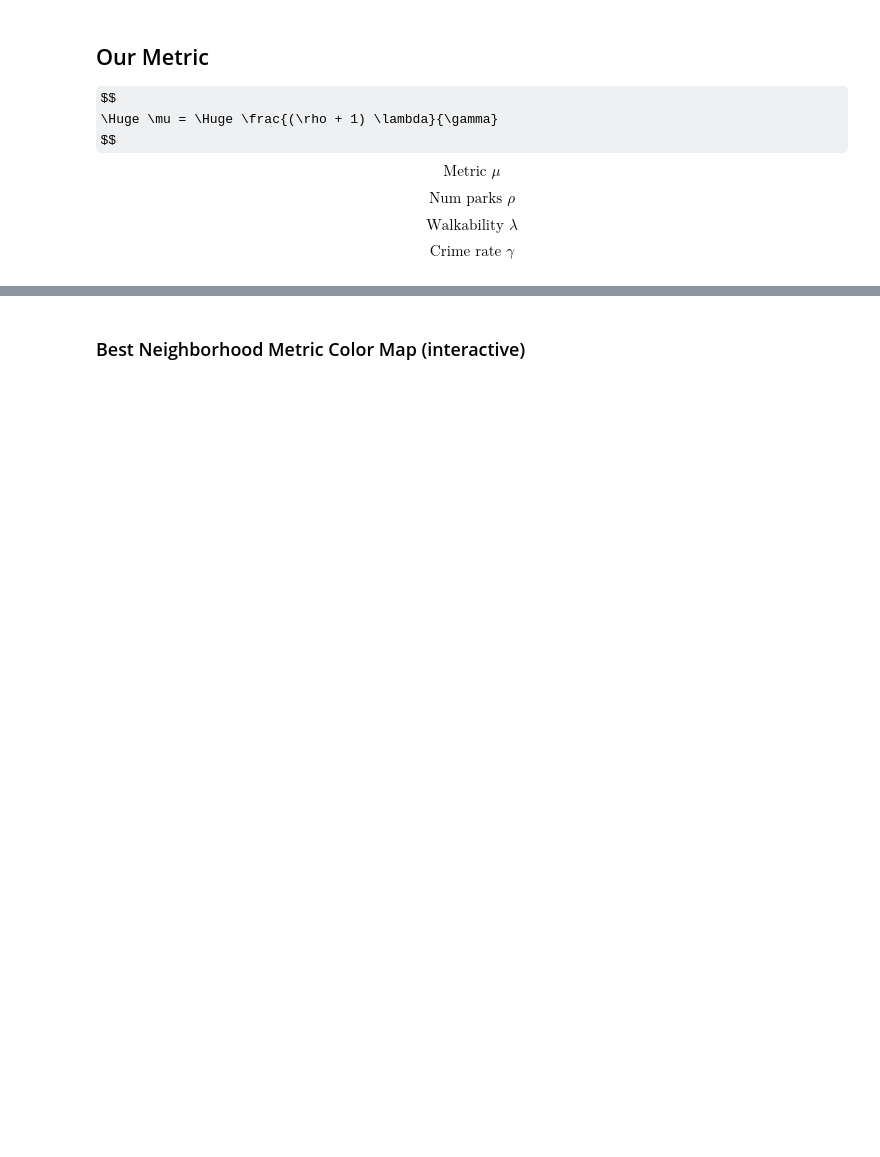
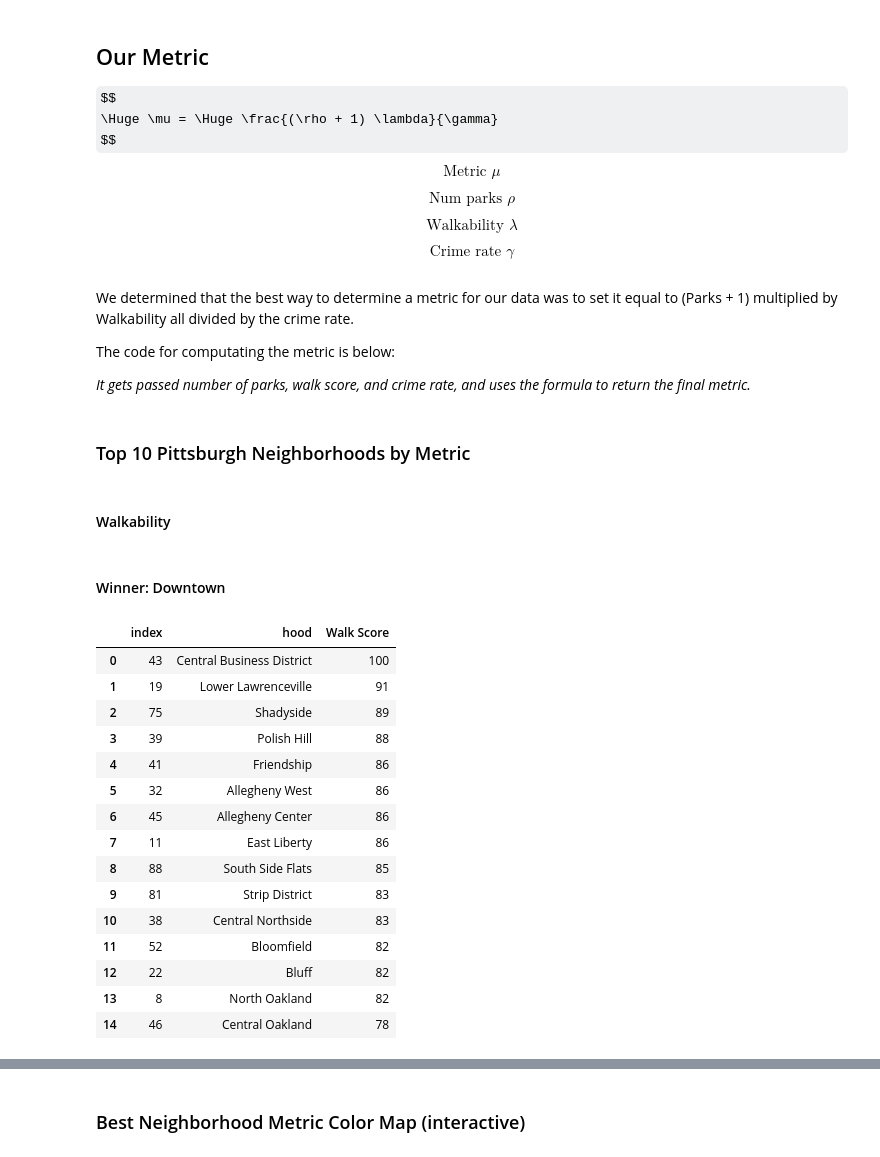
Before and after one commit to WampiFlampi/GNU-plus-Project, a Jupyter notebook: notebooks/Proj.ipynb, the cells around one changed output, grey strips where cells are left out. Cells and saved outputs as stored; diff of their text form; code cells hidden in the pictures; some formulas as TeX source; blank space fills up the shorter version.

```diff
--- a/notebooks/Proj.ipynb
+++ b/notebooks/Proj.ipynb
@@ -43,6 +85,12 @@ $$
 $$
 \text{Crime rate $\gamma$}
 $$
+# %% [markdown]
+We determined that the best way to determine a metric for our data was to set it equal to (Parks + 1) multiplied by Walkability all divided by the crime rate.
+
+The code for computating the metric is below:
+
+*It gets passed number of parks, walk score, and crime rate, and uses the formula to return the final metric.*
 # %%
 def compute_metric(num_parks, walkability, crime_rate):
     return ((num_parks + 1) * walkability) / (crime_rate + 1)
@@ -51,3 +99,29 @@ places['metric'] = places.apply(
     lambda row: compute_metric(row['Num Parks'], row['Walk Score'], row['Crime Rate']),
     axis = 1
 )
+# %%
+display(Markdown("### Top 10 Pittsburgh Neighborhoods by Metric"))
+display(Markdown("#### Walkability"))
+display(Markdown("#### Winner: Downtown"))
+places[['hood', 'Walk Score']].sort_values(by='Walk Score', ascending=False).reset_index().head(15)
+#this code displays markdown and prints a list of neighborhoods with the highest walk scores
+# %% [output]
+### Top 10 Pittsburgh Neighborhoods by Metric
+#### Walkability
+#### Winner: Downtown
+|  | index | hood | Walk Score |
+| 0 | 43 | Central Business District | 100 |
+| 1 | 19 | Lower Lawrenceville | 91 |
+| 2 | 75 | Shadyside | 89 |
+| 3 | 39 | Polish Hill | 88 |
+| 4 | 41 | Friendship | 86 |
+| 5 | 32 | Allegheny West | 86 |
+| 6 | 45 | Allegheny Center | 86 |
+| 7 | 11 | East Liberty | 86 |
+| 8 | 88 | South Side Flats | 85 |
+| 9 | 81 | Strip District | 83 |
+| 10 | 38 | Central Northside | 83 |
+| 11 | 52 | Bloomfield | 82 |
+| 12 | 22 | Bluff | 82 |
+| 13 | 8 | North Oakland | 82 |
+| 14 | 46 | Central Oakland | 78 |
```
Also changed, not shown: parts of 15 cells of this notebook, 1 other file.
